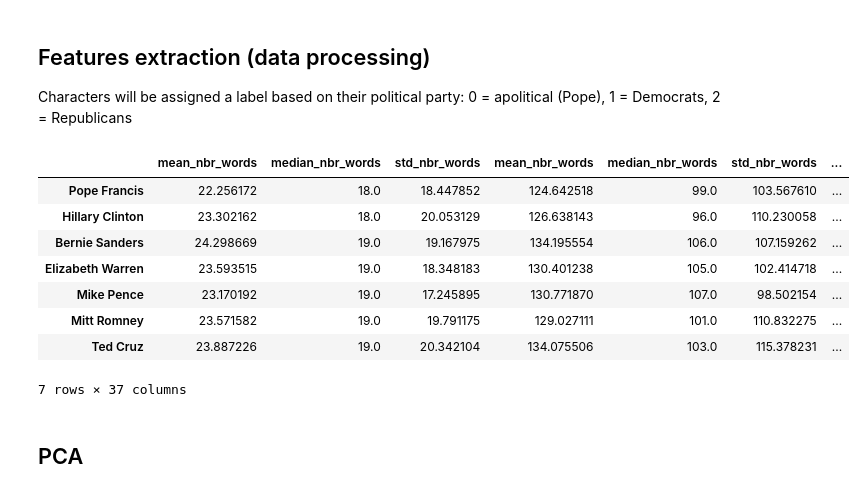
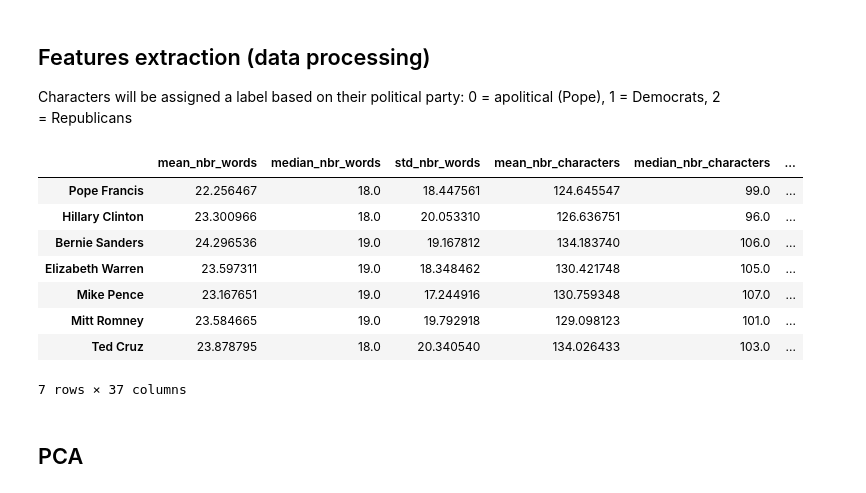
Before and after one commit to paulmoreau40/Applied-Data-Analysis-project-EPFL, a Jupyter notebook: src/final.ipynb, the cells around one changed output. Saved outputs shown, nothing was run; the diff lists cells and outputs as text; code cells hidden in the pictures.

```diff
--- a/src/final.ipynb
+++ b/src/final.ipynb
@@ -85,8 +83,8 @@ def import_dataframe(name_speaker):
 # %% [markdown]
 We also chose to build temporary large dataframe with all our 7 speakers of interest as we will perform the same pre-processing steps on all of their quotes.
 # %%
-speakers = ['Mike_Pence','Mitt_Romney','Hillary_Clinton','Bernie_Sanders','Elizabeth_Warren','Ted_Cruz']
-df = import_dataframe('Pope')
+speakers = ['Pope','Mike_Pence','Mitt_Romney','Hillary_Clinton','Bernie_Sanders','Elizabeth_Warren','Ted_Cruz']
+df = pd.DataFrame()
 
 for s in speakers:
 
@@ -195,7 +202,7 @@ new_df['pre_processed_quote'] = new_df['pre_processed_quote'].apply(lambda x: re
 new_df['pre_processed_quote'] = new_df['pre_processed_quote'].str.strip()
 
 # remove capitalization from words
-new_df['pre_processed_quote'] = new_df['pre_processed_quote'].str.lower()
+#new_df['pre_processed_quote'] = new_df['pre_processed_quote'].str.lower()
 # %% [markdown]
 Then we remove rows that contain an empty quote or a quote that only contains digits and/or punctuation. For example we found a quote that was written in binary. This step only removes three rows for all our speakers.
 # %%
@@ -323,42 +341,42 @@ Characters will be assigned a label based on their political party: 0 = apolitic
 # %%
 # Extract features
 speakers = [['Pope Francis',0],['Hillary Clinton',1],['Bernie Sanders',1],['Elizabeth Warren',1],['Mike Pence',2],['Mitt Romney',2],['Ted Cruz',2]]
 all_features = pd.DataFrame()
 
 for s in speakers:
 
     df = new_df[new_df['speaker'].str.match(s[0])]
 
     features_nbr_words = pd.DataFrame(data = {'mean_nbr_words': df['nbr_words'].mean(), 'median_nbr_words': df['nbr_words'].median(), 'std_nbr_words': df['nbr_words'].std()}, index=[0])
-    features_nbr_chars = pd.DataFrame({'mean_nbr_words': df['nbr_characters'].mean(), 'median_nbr_words': df['nbr_characters'].median(), 'std_nbr_words': df['nbr_characters'].std()}, index=[0])
-    features_nbr_occurences = pd.DataFrame({'mean_nbr_words': df['nbr_occurences'].mean(), 'median_nbr_words': df['nbr_occurences'].median(), 'std_nbr_words': df['nbr_occurences'].std()}, index=[0])
+    features_nbr_chars = pd.DataFrame({'mean_nbr_characters': df['nbr_characters'].mean(), 'median_nbr_characters': df['nbr_characters'].median(), 'std_nbr_characters': df['nbr_characters'].std()}, index=[0])
+    features_nbr_occurences = pd.DataFrame({'mean_nbr_occurences': df['nbr_occurences'].mean(), 'median_nbr_occurences': df['nbr_occurences'].median(), 'std_nbr_occurences': df['nbr_occurences'].std()}, index=[0])
 
     #Feature 'vocabulary richness'
     all_words = pd.DataFrame(df['tokenized_quote'].explode(ignore_index=True)).rename({'tokenized_quote': 'word'}, axis=1)
     unique_words = all_words.value_counts().rename_axis('word').reset_index(name='nbr_occurence')
     feature_voc = pd.DataFrame({'voc_richness': len(unique_words)/len(df)}, index=[0])
 
     #Features 'lexical fields'
     features_lex_fields = pd.DataFrame([lexicon.analyze(df['pre_processed_quote'].str.cat(sep = ' '), categories = ["money","family","health","government",
                                                           "swearing_terms","divine","sexual","business","religion",
                                                          "worship","leader","death","violence","military","war","science","economics","politics","power","terrorism","poor",
                                                       "philosophy","negative_emotion","competing","law", "positive_emotion"])])
 
     features = pd.concat([features_nbr_words, features_nbr_chars, features_nbr_occurences, feature_voc, features_lex_fields, pd.DataFrame([s[1]], columns=["party"])], axis=1)
     all_features = all_features.append(features)
     all_features.rename(index={0: s[0]}, inplace=True)
 
 all_features.to_pickle("../data/all_features.pkl")
 all_features
 # %% [output]
-|  | mean_nbr_words | median_nbr_words | std_nbr_words | mean_nbr_words | median_nbr_words | std_nbr_words | ... |
-| Pope Francis | 22.256172 | 18.0 | 18.447852 | 124.642518 | 99.0 | 103.567610 | ... |
-| Hillary Clinton | 23.302162 | 18.0 | 20.053129 | 126.638143 | 96.0 | 110.230058 | ... |
-| Bernie Sanders | 24.298669 | 19.0 | 19.167975 | 134.195554 | 106.0 | 107.159262 | ... |
-| Elizabeth Warren | 23.593515 | 19.0 | 18.348183 | 130.401238 | 105.0 | 102.414718 | ... |
-| Mike Pence | 23.170192 | 19.0 | 17.245895 | 130.771870 | 107.0 | 98.502154 | ... |
-| Mitt Romney | 23.571582 | 19.0 | 19.791175 | 129.027111 | 101.0 | 110.832275 | ... |
-| Ted Cruz | 23.887226 | 19.0 | 20.342104 | 134.075506 | 103.0 | 115.378231 | ... |
+|  | mean_nbr_words | median_nbr_words | std_nbr_words | mean_nbr_characters | median_nbr_characters | ... |
+| Pope Francis | 22.256467 | 18.0 | 18.447561 | 124.645547 | 99.0 | ... |
+| Hillary Clinton | 23.300966 | 18.0 | 20.053310 | 126.636751 | 96.0 | ... |
+| Bernie Sanders | 24.296536 | 19.0 | 19.167812 | 134.183740 | 106.0 | ... |
+| Elizabeth Warren | 23.597311 | 19.0 | 18.348462 | 130.421748 | 105.0 | ... |
+| Mike Pence | 23.167651 | 19.0 | 17.244916 | 130.759348 | 107.0 | ... |
+| Mitt Romney | 23.584665 | 19.0 | 19.792918 | 129.098123 | 101.0 | ... |
+| Ted Cruz | 23.878795 | 18.0 | 20.340540 | 134.026433 | 103.0 | ... |
 7 rows × 37 columns
 # %% [markdown]
 ## PCA
```
Also changed, not shown: parts of 14 cells of this notebook.
